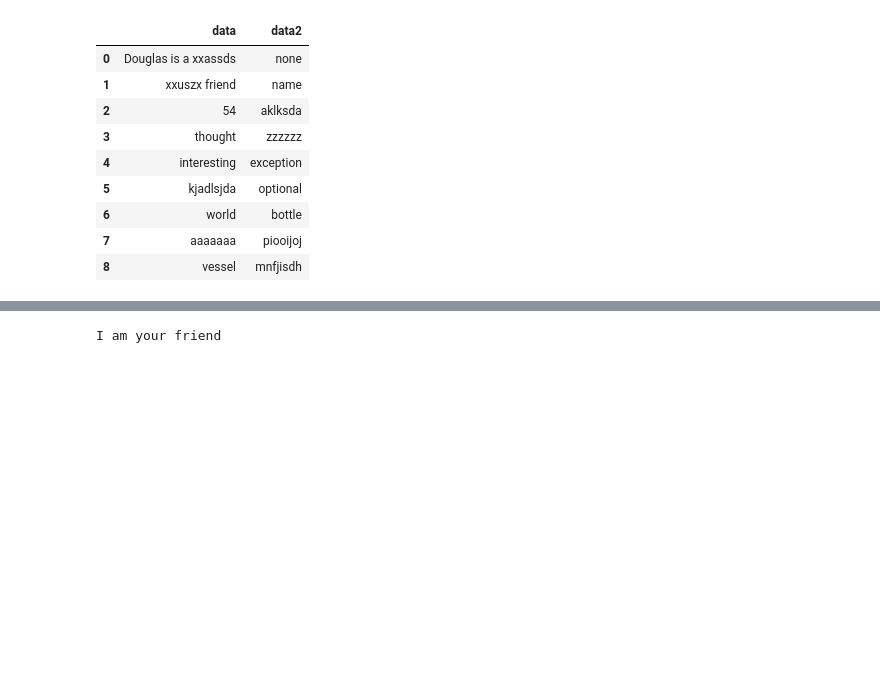
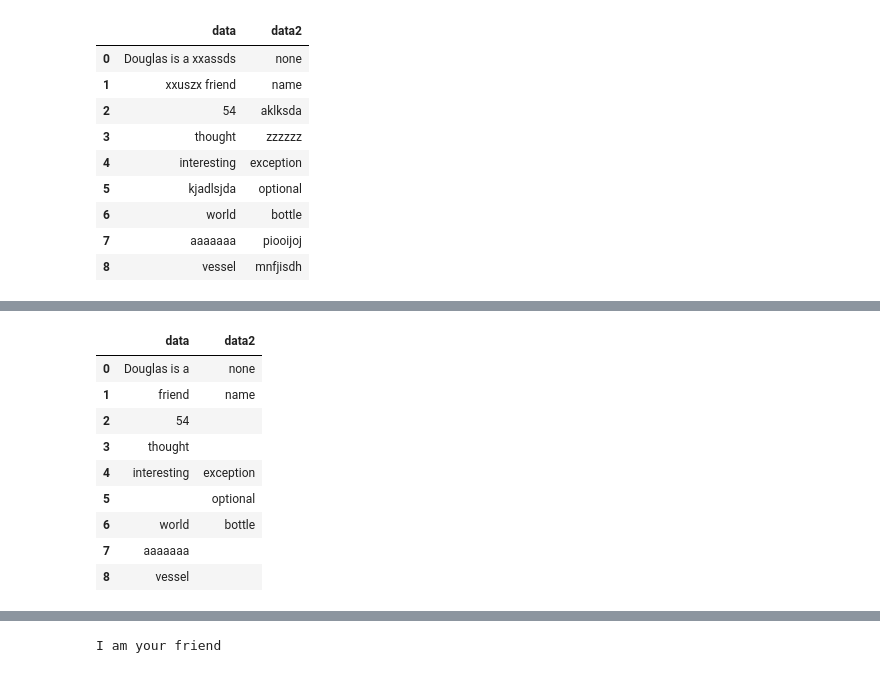
Before and after one commit to nowyouseeithaha/2022-2-IsItKbs, a Jupyter notebook: notebooks/ks_object.ipynb, the cells around one changed output, grey strips where cells are left out. Drawn from its saved outputs; the diff is of its cells as text; code cells hidden in the pictures; blank space fills up the shorter version.

```diff
--- a/notebooks/ks_object.ipynb
+++ b/notebooks/ks_object.ipynb
@@ -305,0 +316,15 @@ display(df2)
+# %%
+df3 = teste.replace_kbs(df, just_word=True)
+
+df3
+# %% [output]
+|  | data | data2 |
+| 0 | Douglas is a | none |
+| 1 | friend | name |
+| 2 | 54 |  |
+| 3 | thought |  |
+| 4 | interesting | exception |
+| 5 |  | optional |
+| 6 | world | bottle |
+| 7 | aaaaaaa |  |
+| 8 | vessel |  |
```
Also changed, not shown: parts of 5 cells of this notebook, 7 other files.
